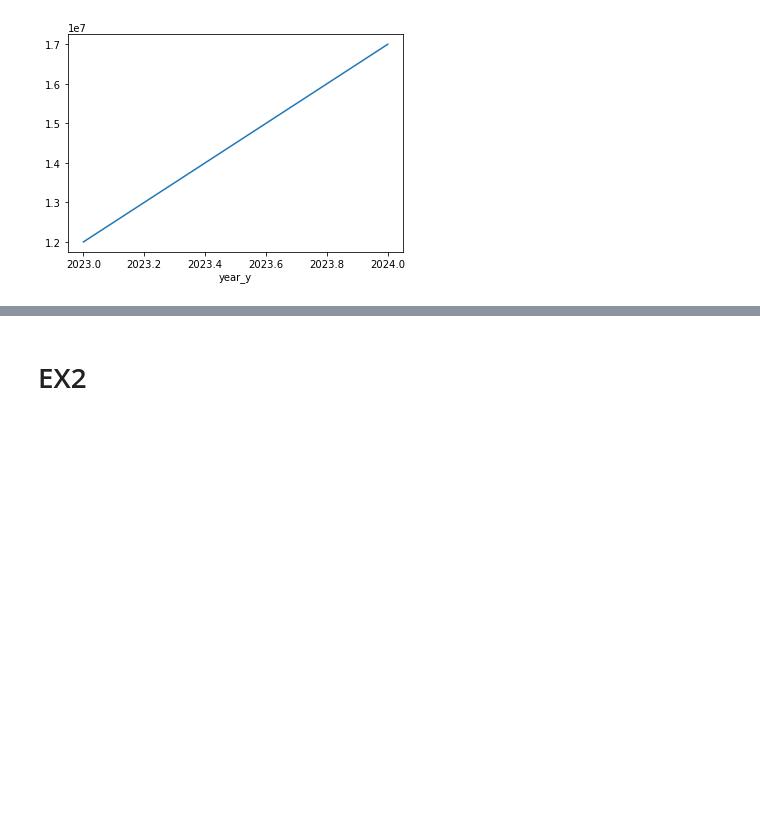
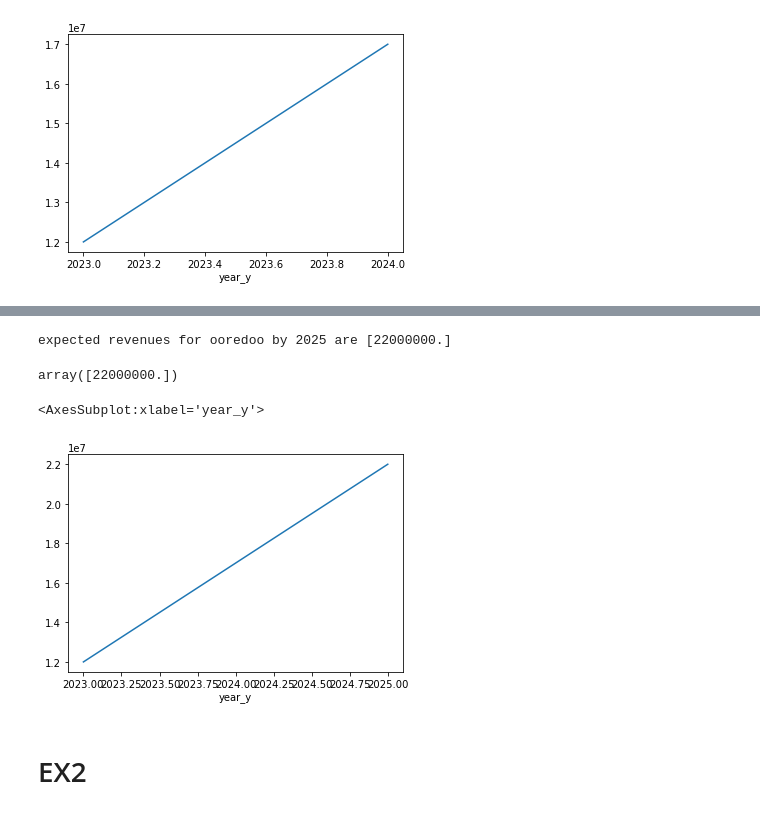
Before and after one commit to chechna9/data_science_fundamentals, a Jupyter notebook: Data Processing.ipynb, the cells around one changed output, grey strips where cells are left out. Saved outputs shown, nothing was run; the diff lists cells and outputs as text; code cells hidden in the pictures; blank space fills up the shorter version.

```diff
--- a/Data Processing.ipynb
+++ b/Data Processing.ipynb
@@ -159,2 +140,0 @@ pandas.core.series.Series
-# %%
-updated_data = ooredoo_expcetations.append(pd.Series({}))
@@ -169,3 +141,26 @@ Name: Ooredoo, dtype: float64
+# %%
+#performin linear regression to predict expectatations in 2025
+X=ooredoo_expcetations.index.values
+X=X.reshape((2,1))
+Y= ooredoo_expcetations.iloc[:]
+model = linear_model.LinearRegression()
+#train the model
+model.fit(X,Y)
+prediction=model.predict([[2025]])
+print(f'expected revenues for ooredoo by 2025 are {prediction}')
+# %% [output]
+expected revenues for ooredoo by 2025 are [22000000.]
+# %%
+prediction
+# %% [output]
+array([22000000.])
+# %%
+ooredoo_expcetations[2025]=prediction[0]
+# %%
+  ooredoo_expcetations.plot()
+# %% [output]
+<AxesSubplot:xlabel='year_y'>
+[figure, added]
 # %% [markdown]
 # EX2
 # %% [markdown]
```
Also changed, not shown: parts of 20 cells of this notebook.
